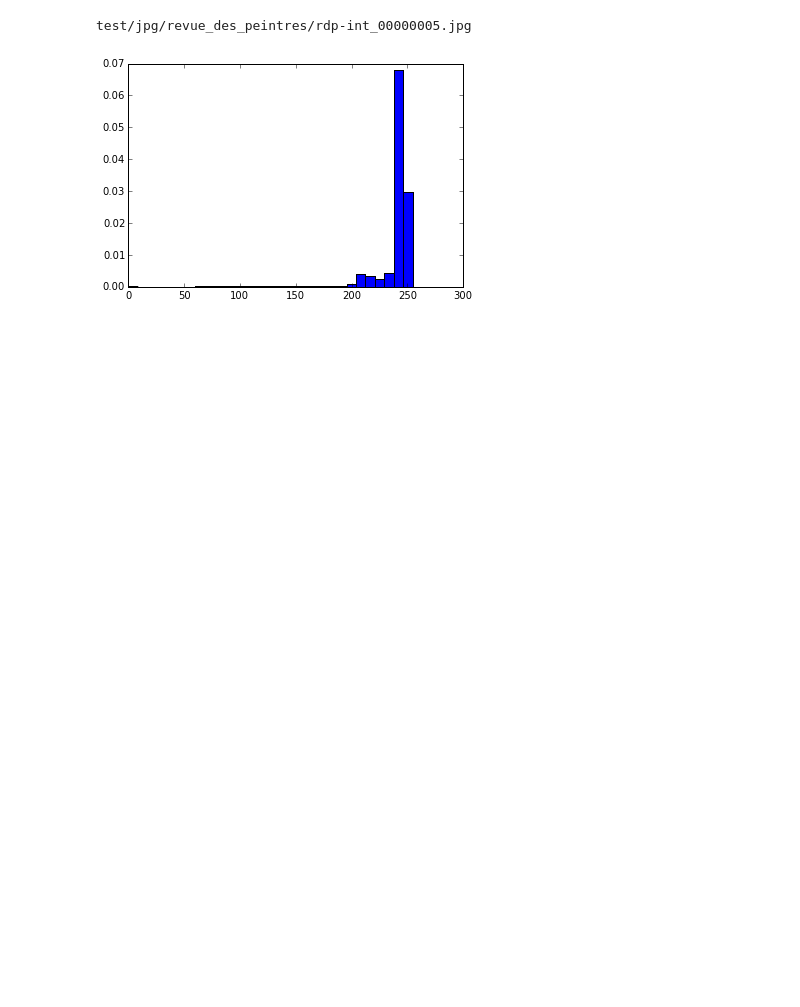
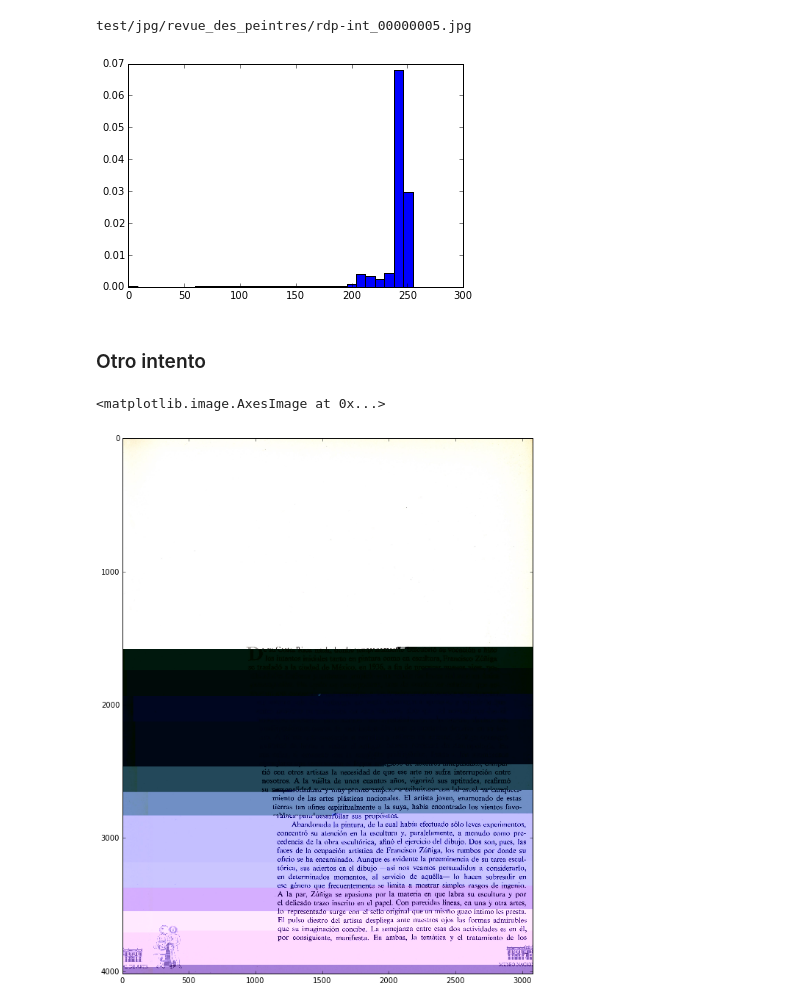
Before and after one commit to felipegerard/arte_mexicano, a Jupyter notebook: felipegerard/code/luigi/pruebas_filtro_imagenes.ipynb, the cells around one changed output. Drawn from its saved outputs; the diff is of its cells as text; code cells hidden in the pictures; blank space fills up the shorter version.

```diff
--- a/felipegerard/code/luigi/pruebas_filtro_imagenes.ipynb
+++ b/felipegerard/code/luigi/pruebas_filtro_imagenes.ipynb
@@ -25,3 +25,14 @@ test/jpg/revue_des_peintres/rdp-int_00000005.jpg
 h = plt.hist(pagina.flatten(), bins=30, normed=True)
 # %% [output]
 [figure]
+# %% [markdown]
+### Otro intento
+# %%
+#07 10, 11, 12
+plt.rcParams['figure.figsize'] = 10, 20
+ruta_jpg = 'test/jpg/zuniga/zun-int_000000%d.jpg' % 10
+pagina = misc.imread(ruta_jpg, flatten=False)
+plt.imshow(pagina)
+# %% [output]
+<matplotlib.image.AxesImage at 0x...>
+[figure, added]
```
Also changed, not shown: 14 other files.
